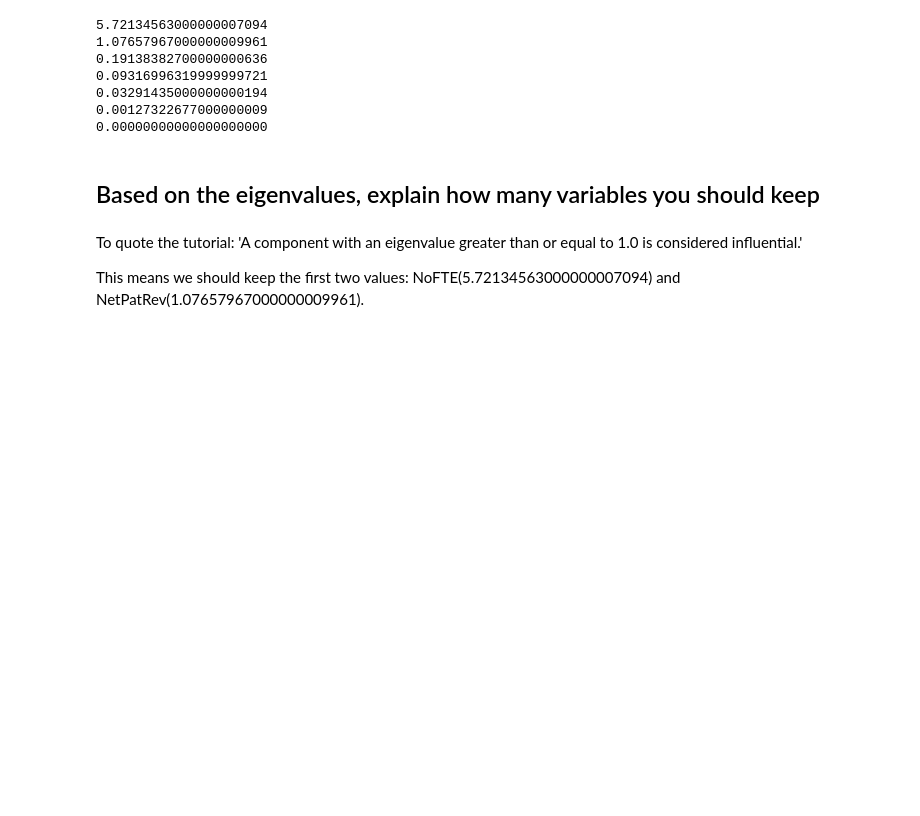
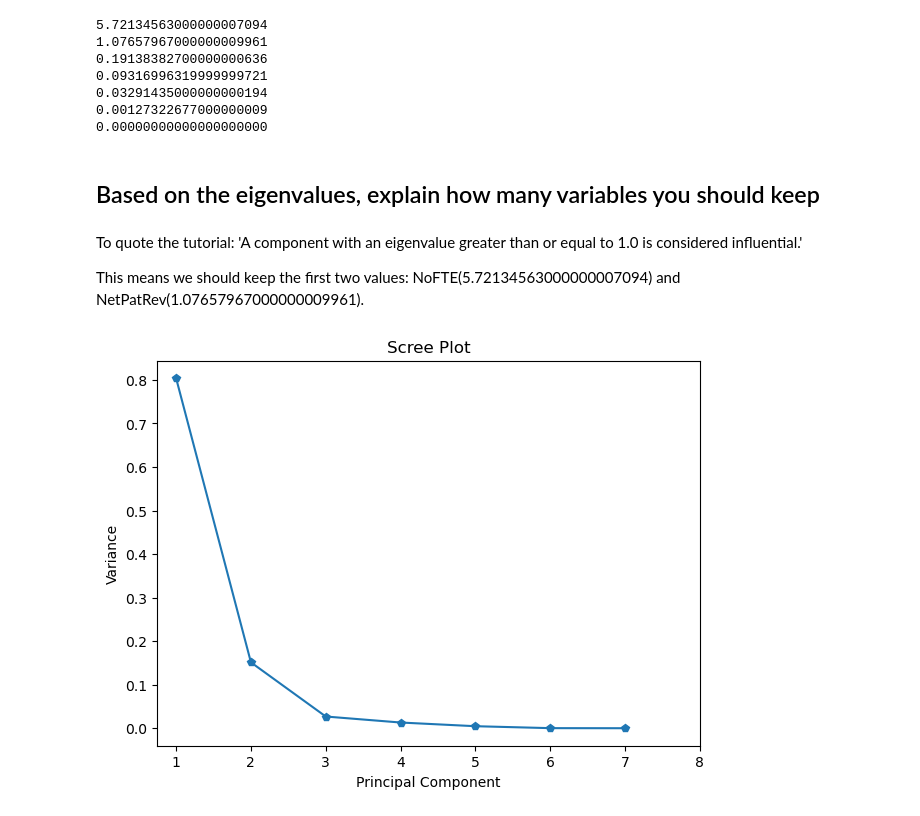
Before and after one commit to MarkLannen/week10labs, a Jupyter notebook: 10_Instructor_Lab_Lannen.ipynb, the cells around one changed output. Cells and saved outputs as stored; diff of their text form; code cells hidden in the pictures; blank space fills up the shorter version.

Commit message:
add scree plot

```diff
--- a/10_Instructor_Lab_Lannen.ipynb
+++ b/10_Instructor_Lab_Lannen.ipynb
@@ -117,3 +117,17 @@ for d in decimal_values:
 To quote the tutorial: 'A component with an eigenvalue greater than or equal to 1.0 is considered influential.'
 
 This means we should keep the first two values: NoFTE(5.72134563000000007094) and NetPatRev(1.07657967000000009961).
+# %%
+# Scree plot using explained variance ratio
+plt.figure(figsize=(7, 5))
+plt.plot(range(1, 8), pca.explained_variance_ratio_, marker='p')
+plt.ylabel('Variance')
+plt.xlabel('Principal Component')
+plt.xlim(0.75, 7.25)
+# plt.ylim(0,1.05)
+plt.xticks([1,2,3,4,5,6,7,8])
+plt.title("Scree Plot")
+
+plt.show()
+# %% [output]
+[figure, added]
```
